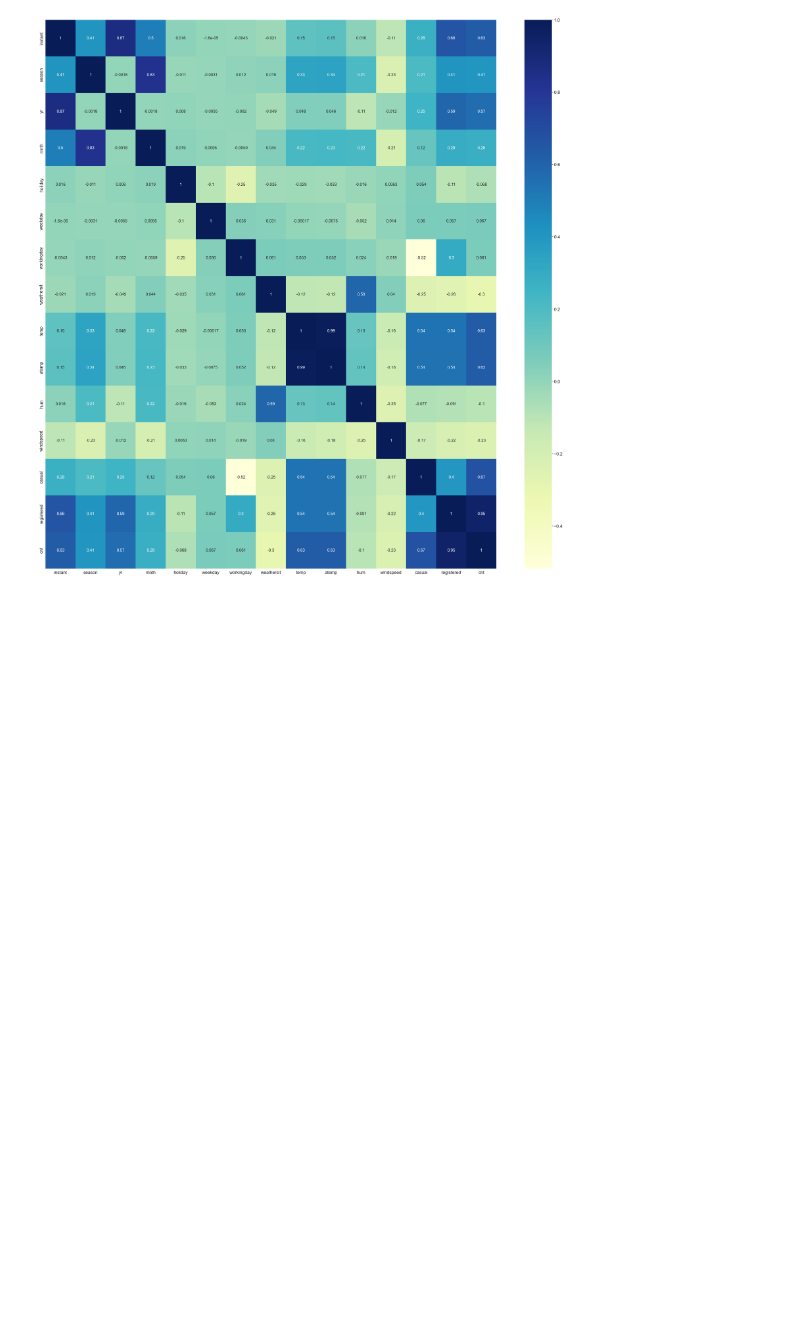
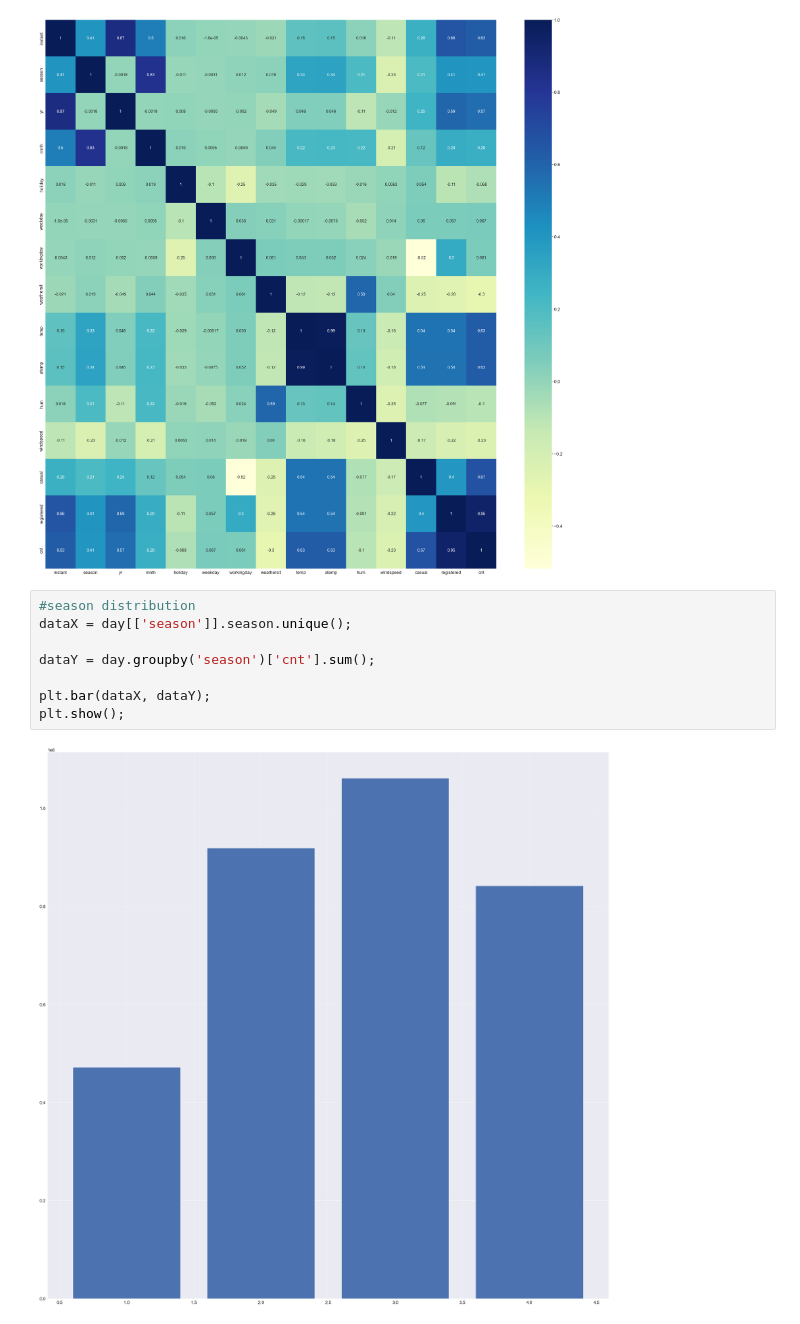
Before and after one commit to William-Surya-Wijaya/pds-banking-dt, a Jupyter notebook: tugas-bike/data-expl/T09_01.ipynb, the cells around one changed output. Cells and saved outputs as stored; diff of their text form; blank space fills up the shorter version.

```diff
--- a/tugas-bike/data-expl/T09_01.ipynb
+++ b/tugas-bike/data-expl/T09_01.ipynb
@@ -52,3 +92,13 @@ sns.heatmap(corr, cmap="YlGnBu", annot = True, linewidths=0, annot_kws={"size":
 plt.show()
 # %% [output]
 [figure]
+# %%
+#season distribution
+dataX = day[['season']].season.unique();
+
+dataY = day.groupby('season')['cnt'].sum();
+
+plt.bar(dataX, dataY);
+plt.show();
+# %% [output]
+[figure, added]
```
Also changed, not shown: parts of 9 cells of this notebook, 11 other files.
